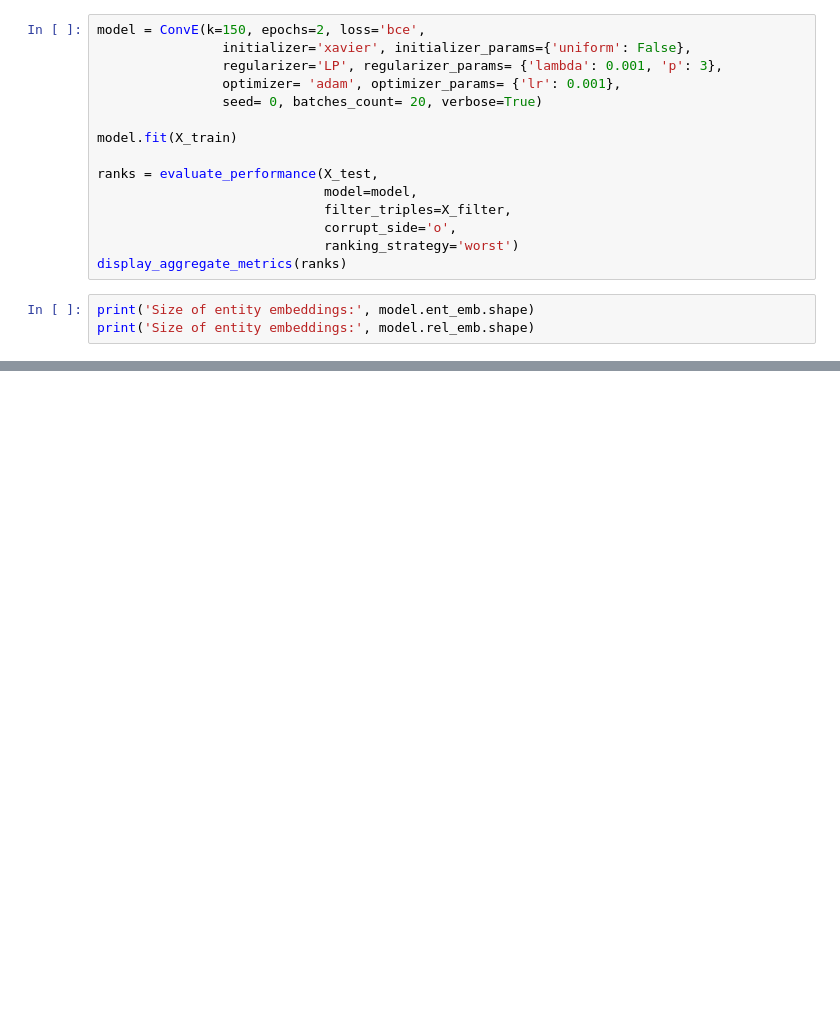
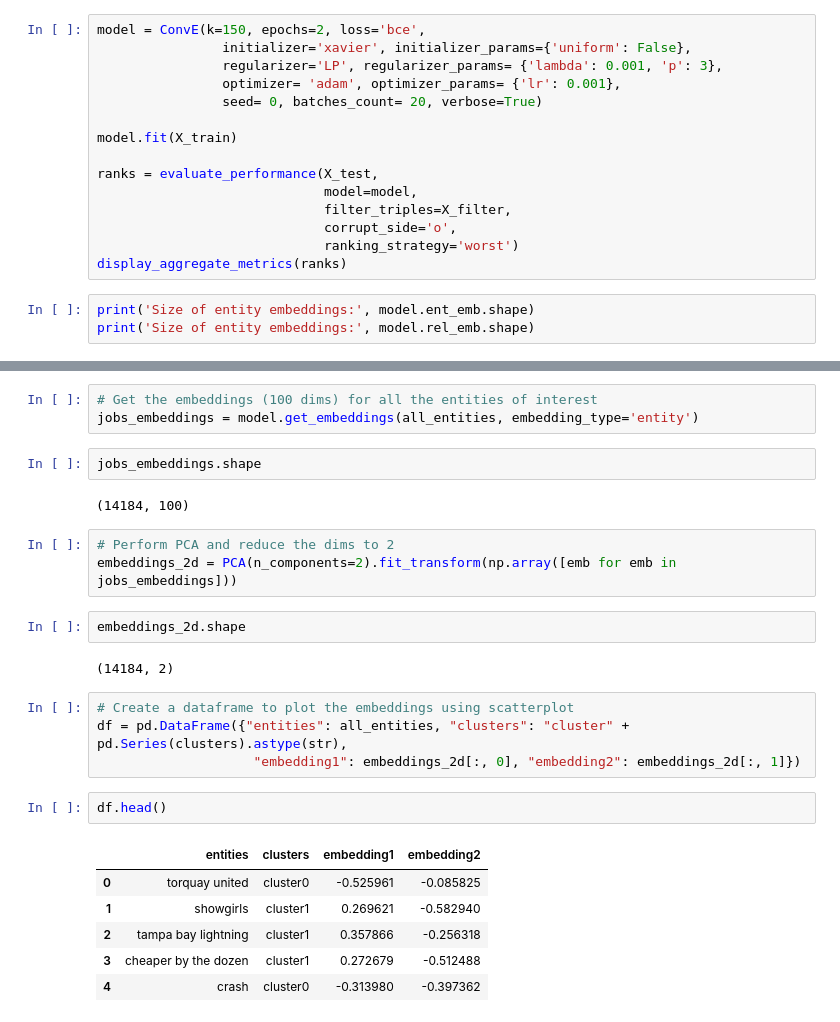
Before and after one commit to SuvroBaner/ml-engineering, a Jupyter notebook: graph_models/ampli_graph/notebooks/KGE.ipynb, the cells around one changed output, grey strips where cells are left out. Cells and saved outputs as stored; diff of their text form; blank space fills up the shorter version.

```diff
--- a/graph_models/ampli_graph/notebooks/KGE.ipynb
+++ b/graph_models/ampli_graph/notebooks/KGE.ipynb
@@ -792,0 +1044,27 @@ print('Size of entity embeddings:', model.rel_emb.shape)
+# %%
+# Get the embeddings (100 dims) for all the entities of interest
+jobs_embeddings = model.get_embeddings(all_entities, embedding_type='entity')
+# %%
+jobs_embeddings.shape
+# %% [output]
+(14184, 100)
+# %%
+# Perform PCA and reduce the dims to 2
+embeddings_2d = PCA(n_components=2).fit_transform(np.array([emb for emb in jobs_embeddings]))
+# %%
+embeddings_2d.shape
+# %% [output]
+(14184, 2)
+# %%
+# Create a dataframe to plot the embeddings using scatterplot
+df = pd.DataFrame({"entities": all_entities, "clusters": "cluster" + pd.Series(clusters).astype(str),
+                    "embedding1": embeddings_2d[:, 0], "embedding2": embeddings_2d[:, 1]})
+# %%
+df.head()
+# %% [output]
+|  | entities | clusters | embedding1 | embedding2 |
+| 0 | torquay united | cluster0 | -0.525961 | -0.085825 |
+| 1 | showgirls | cluster1 | 0.269621 | -0.582940 |
+| 2 | tampa bay lightning | cluster1 | 0.357866 | -0.256318 |
+| 3 | cheaper by the dozen | cluster1 | 0.272679 | -0.512488 |
+| 4 | crash | cluster0 | -0.313980 | -0.397362 |
```
Also changed, not shown: parts of 33 cells of this notebook, 1 other file.
